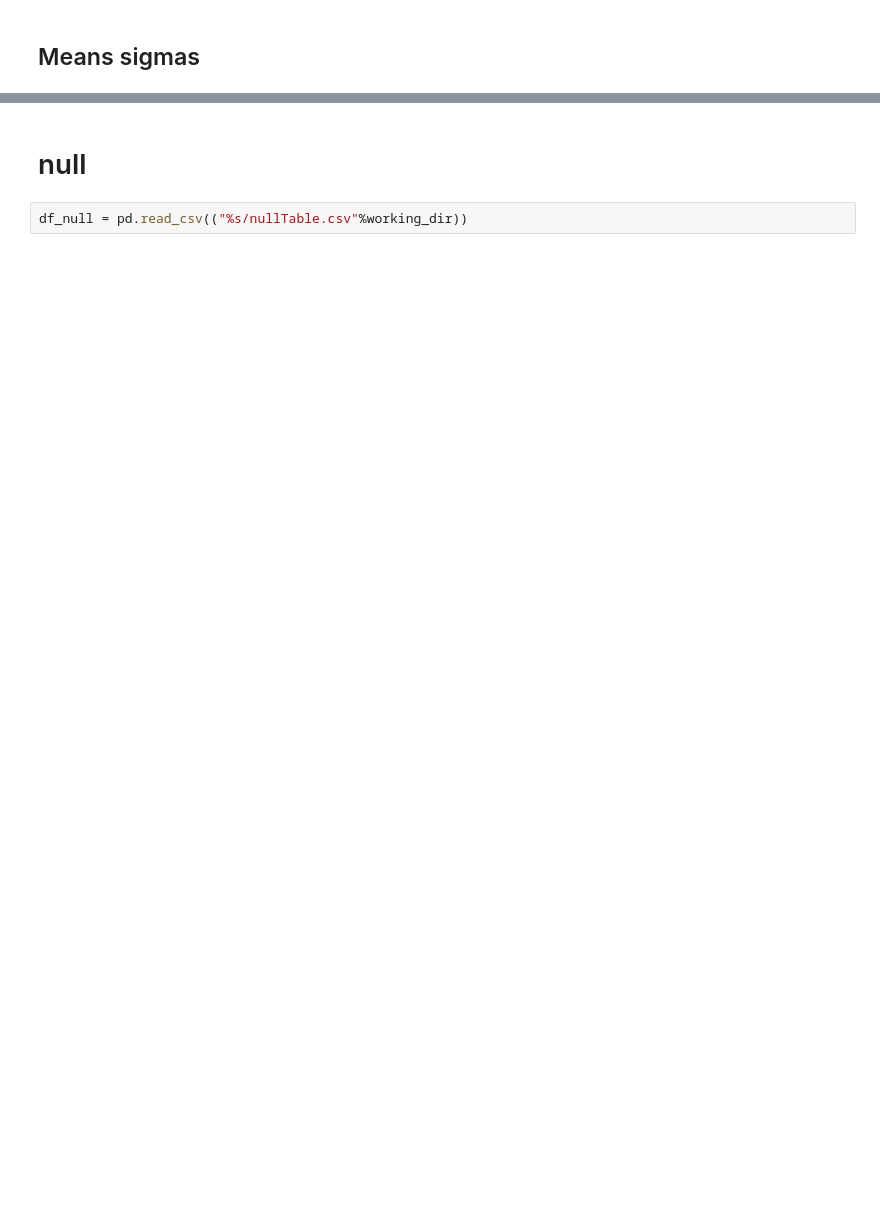
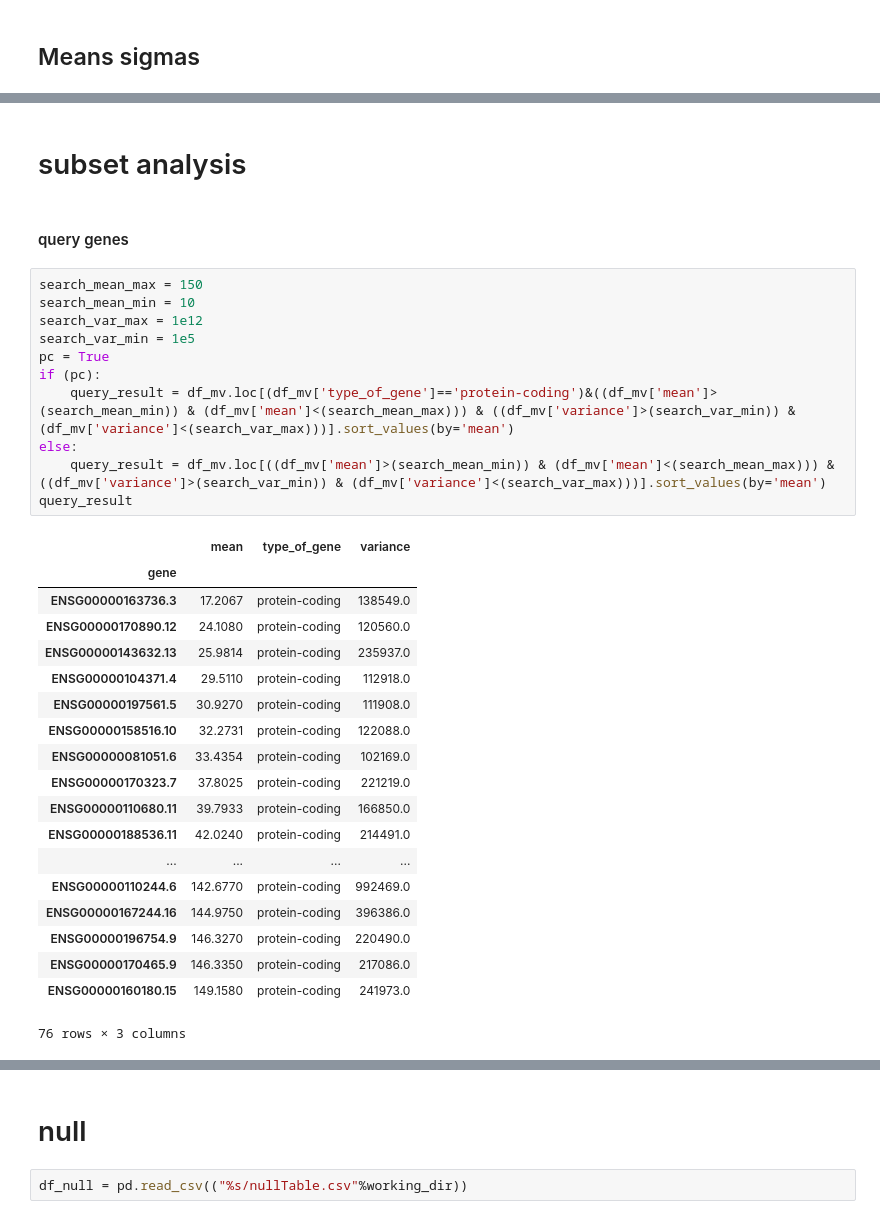
Before and after one commit to fvalle1/master_thesis, a Jupyter notebook: TableAnalyzer.ipynb, the cells around one changed output, grey strips where cells are left out. Cells and saved outputs as stored; diff of their text form; blank space fills up the shorter version.

```diff
--- a/TableAnalyzer.ipynb
+++ b/TableAnalyzer.ipynb
@@ -442,0 +162,35 @@ fig.savefig("var_distr.pdf")
+# %% [markdown]
+# subset analysis
+# %% [markdown]
+#### query genes
+# %%
+search_mean_max = 150
+search_mean_min = 10
+search_var_max = 1e12
+search_var_min = 1e5
+pc = True
+if (pc):
+    query_result = df_mv.loc[(df_mv['type_of_gene']=='protein-coding')&((df_mv['mean']>(search_mean_min)) & (df_mv['mean']<(search_mean_max))) & ((df_mv['variance']>(search_var_min)) & (df_mv['variance']<(search_var_max)))].sort_values(by='mean')
+else:
+    query_result = df_mv.loc[((df_mv['mean']>(search_mean_min)) & (df_mv['mean']<(search_mean_max))) & ((df_mv['variance']>(search_var_min)) & (df_mv['variance']<(search_var_max)))].sort_values(by='mean')
+query_result
+# %% [output]
+|  | mean | type_of_gene | variance |
+| gene |  |  |  |
+| ENSG00000163736.3 | 17.2067 | protein-coding | 138549.0 |
+| ENSG00000170890.12 | 24.1080 | protein-coding | 120560.0 |
+| ENSG00000143632.13 | 25.9814 | protein-coding | 235937.0 |
+| ENSG00000104371.4 | 29.5110 | protein-coding | 112918.0 |
+| ENSG00000197561.5 | 30.9270 | protein-coding | 111908.0 |
+| ENSG00000158516.10 | 32.2731 | protein-coding | 122088.0 |
+| ENSG00000081051.6 | 33.4354 | protein-coding | 102169.0 |
+| ENSG00000170323.7 | 37.8025 | protein-coding | 221219.0 |
+| ENSG00000110680.11 | 39.7933 | protein-coding | 166850.0 |
+| ENSG00000188536.11 | 42.0240 | protein-coding | 214491.0 |
+| ... | ... | ... | ... |
+| ENSG00000110244.6 | 142.6770 | protein-coding | 992469.0 |
+| ENSG00000167244.16 | 144.9750 | protein-coding | 396386.0 |
+| ENSG00000196754.9 | 146.3270 | protein-coding | 220490.0 |
+| ENSG00000170465.9 | 146.3350 | protein-coding | 217086.0 |
+| ENSG00000160180.15 | 149.1580 | protein-coding | 241973.0 |
+76 rows × 3 columns
```
Also changed, not shown: parts of 70 cells of this notebook, 18 other files.
